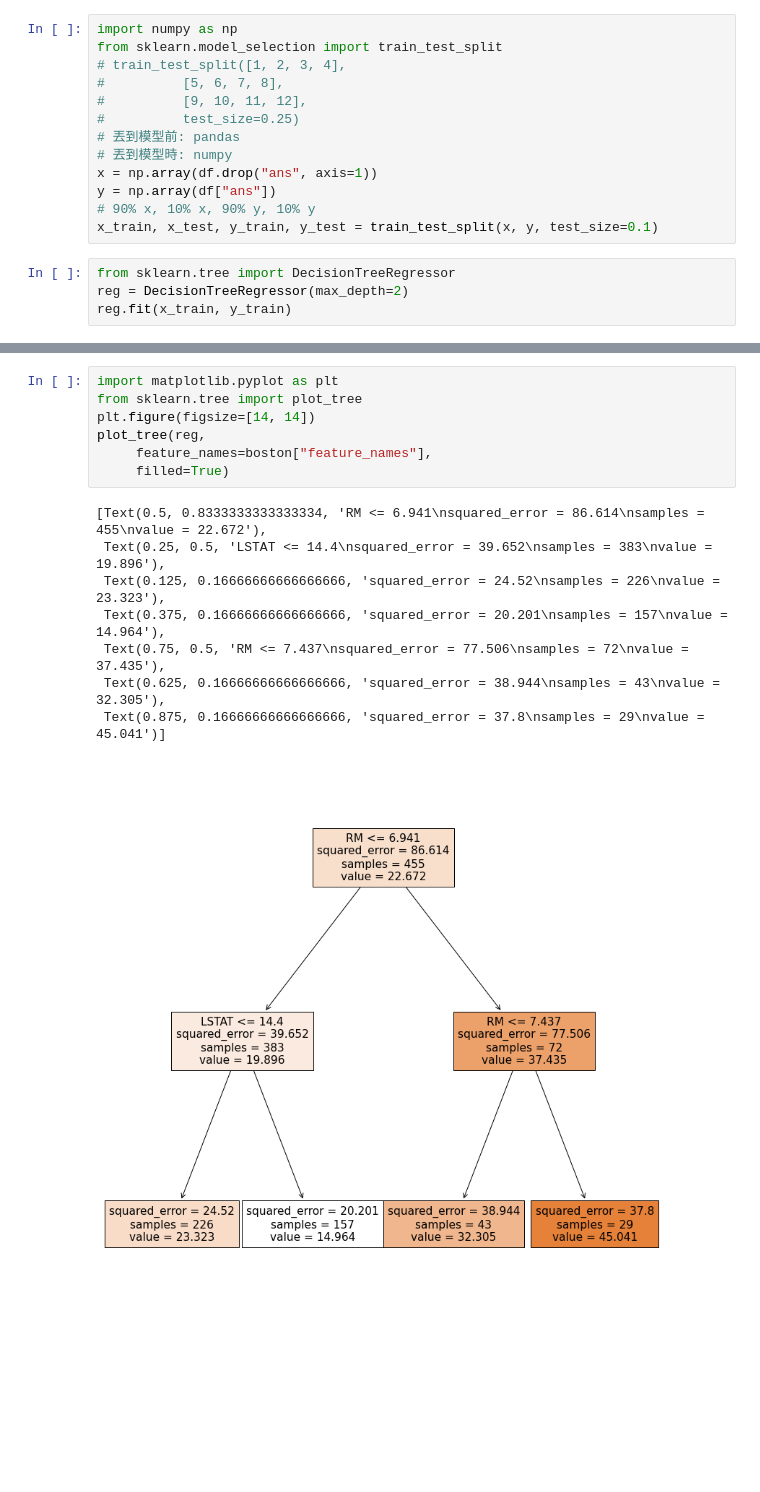
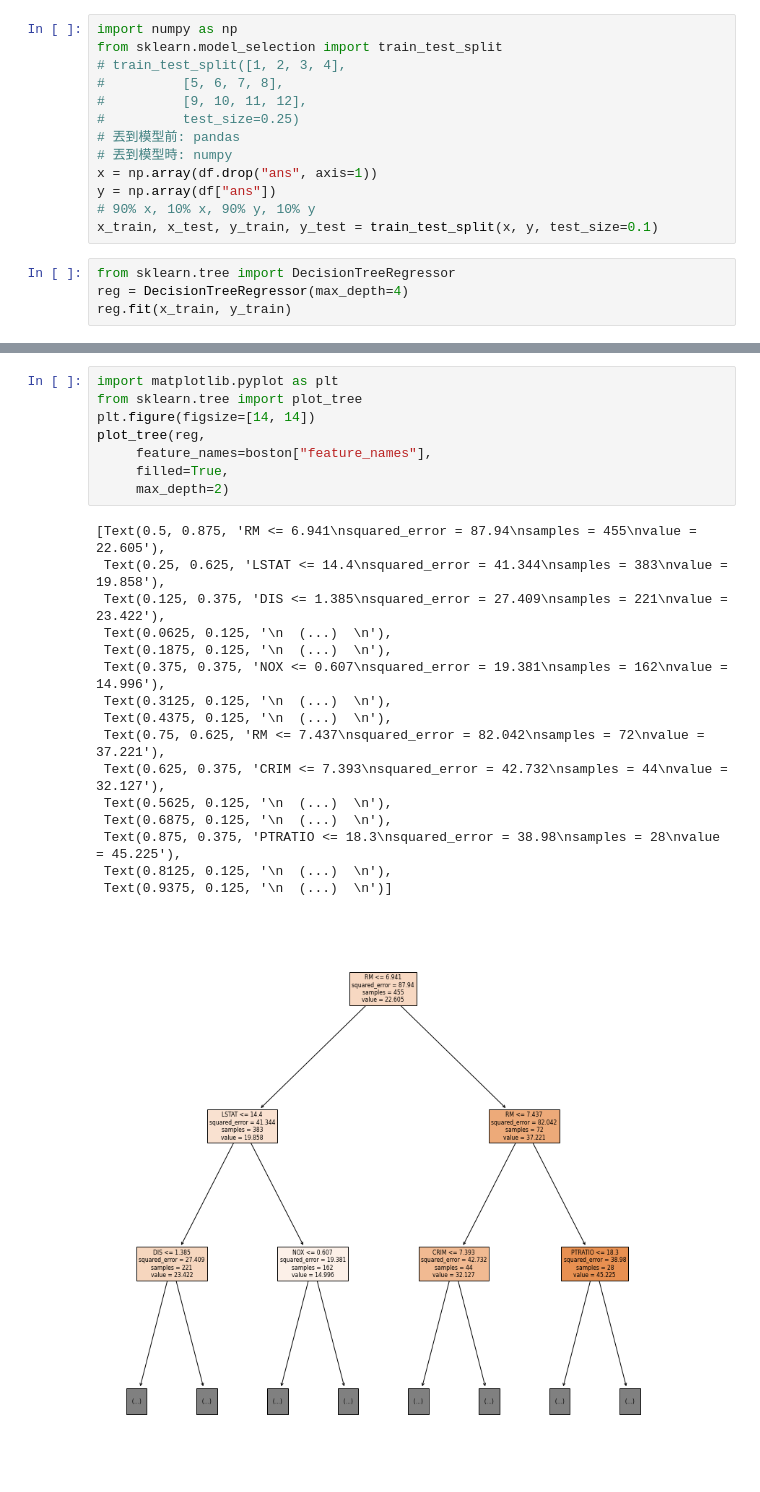
Before and after one commit to Elwing-Chou/ximen0926, a Jupyter notebook: regression.ipynb, the cells around one changed output, grey strips where cells are left out. Saved outputs shown, nothing was run; the diff lists cells and outputs as text; blank space fills up the shorter version.

```diff
--- a/regression.ipynb
+++ b/regression.ipynb
@@ -81,6 +81,6 @@ y = np.array(df["ans"])
 x_train, x_test, y_train, y_test = train_test_split(x, y, test_size=0.1)
 # %%
 from sklearn.tree import DecisionTreeRegressor
-reg = DecisionTreeRegressor(max_depth=2)
+reg = DecisionTreeRegressor(max_depth=4)
 reg.fit(x_train, y_train)
 # %% [output]
@@ -88,16 +88,25 @@ DecisionTreeRegressor(max_depth=2)
 # %%
 import matplotlib.pyplot as plt
 from sklearn.tree import plot_tree
 plt.figure(figsize=[14, 14])
 plot_tree(reg,
      feature_names=boston["feature_names"],
-     filled=True)
+     filled=True,
+     max_depth=2)
 # %% [output]
-[Text(0.5, 0.8333333333333334, 'RM <= 6.941\nsquared_error = 86.614\nsamples = 455\nvalue = 22.672'),
- Text(0.25, 0.5, 'LSTAT <= 14.4\nsquared_error = 39.652\nsamples = 383\nvalue = 19.896'),
- Text(0.125, 0.16666666666666666, 'squared_error = 24.52\nsamples = 226\nvalue = 23.323'),
- Text(0.375, 0.16666666666666666, 'squared_error = 20.201\nsamples = 157\nvalue = 14.964'),
- Text(0.75, 0.5, 'RM <= 7.437\nsquared_error = 77.506\nsamples = 72\nvalue = 37.435'),
- Text(0.625, 0.16666666666666666, 'squared_error = 38.944\nsamples = 43\nvalue = 32.305'),
- Text(0.875, 0.16666666666666666, 'squared_error = 37.8\nsamples = 29\nvalue = 45.041')]
+[Text(0.5, 0.875, 'RM <= 6.941\nsquared_error = 87.94\nsamples = 455\nvalue = 22.605'),
+ Text(0.25, 0.625, 'LSTAT <= 14.4\nsquared_error = 41.344\nsamples = 383\nvalue = 19.858'),
+ Text(0.125, 0.375, 'DIS <= 1.385\nsquared_error = 27.409\nsamples = 221\nvalue = 23.422'),
+ Text(0.0625, 0.125, '\n  (...)  \n'),
+ Text(0.1875, 0.125, '\n  (...)  \n'),
+ Text(0.375, 0.375, 'NOX <= 0.607\nsquared_error = 19.381\nsamples = 162\nvalue = 14.996'),
+ Text(0.3125, 0.125, '\n  (...)  \n'),
+ Text(0.4375, 0.125, '\n  (...)  \n'),
+ Text(0.75, 0.625, 'RM <= 7.437\nsquared_error = 82.042\nsamples = 72\nvalue = 37.221'),
+ Text(0.625, 0.375, 'CRIM <= 7.393\nsquared_error = 42.732\nsamples = 44\nvalue = 32.127'),
+ Text(0.5625, 0.125, '\n  (...)  \n'),
+ Text(0.6875, 0.125, '\n  (...)  \n'),
+ Text(0.875, 0.375, 'PTRATIO <= 18.3\nsquared_error = 38.98\nsamples = 28\nvalue = 45.225'),
+ Text(0.8125, 0.125, '\n  (...)  \n'),
+ Text(0.9375, 0.125, '\n  (...)  \n')]
-[figure, old version]
+[figure, new version]
```
Also changed, not shown: parts of 2 cells of this notebook.
